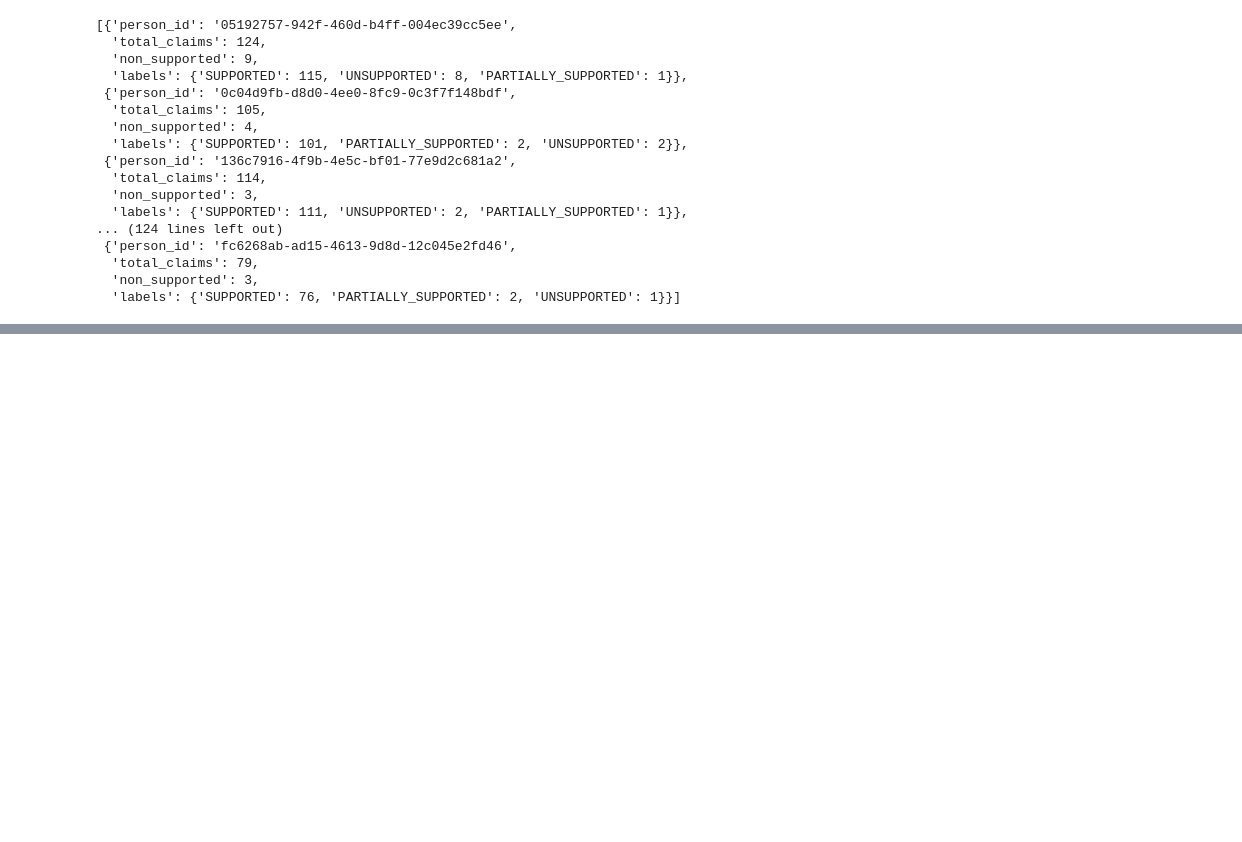
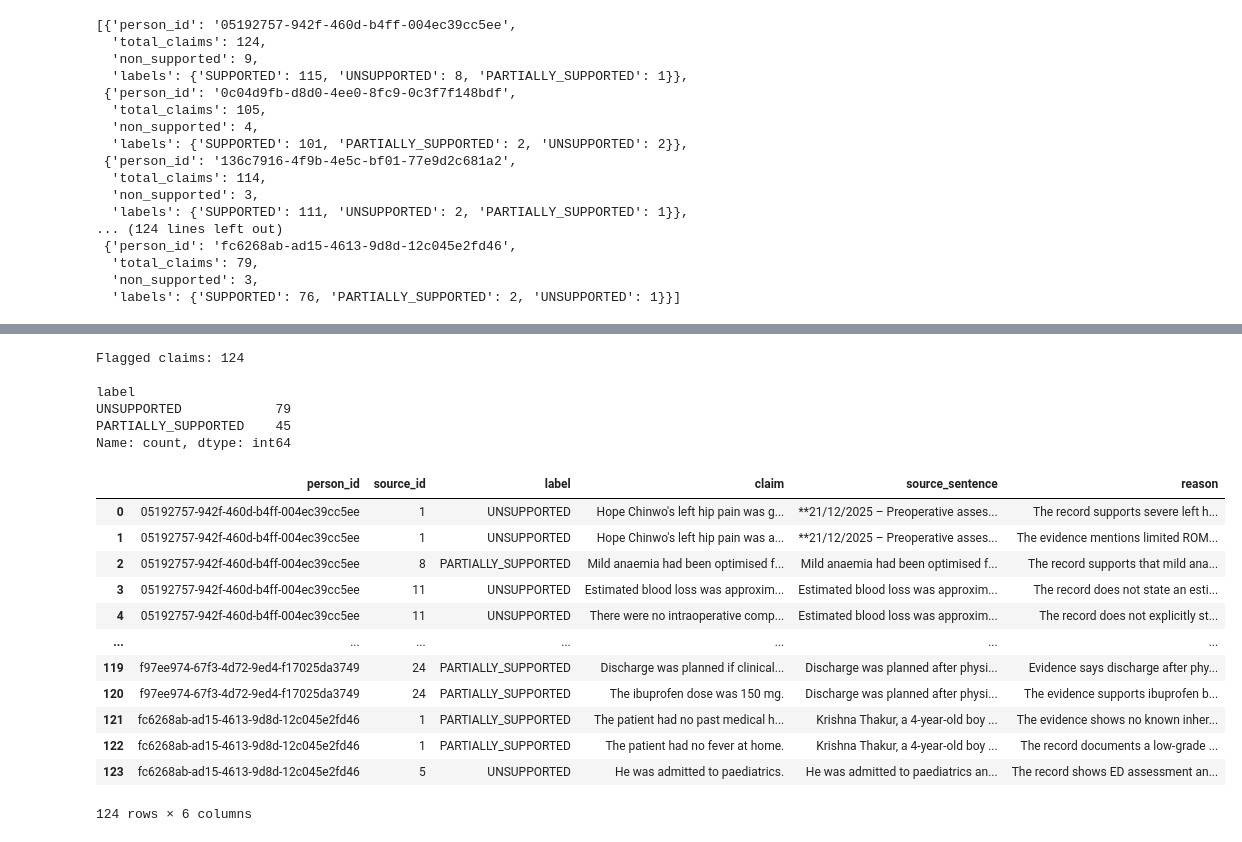
Before and after one commit to pallavi-cs-ai/clinical-summarization-eval, a Jupyter notebook: notebooks/rag_verification/rag_verification.ipynb, the cells around one changed output, grey strips where cells are left out. Cells and saved outputs as stored; diff of their text form; code cells hidden in the pictures; blank space fills up the shorter version.

```diff
--- a/notebooks/rag_verification/rag_verification.ipynb
+++ b/notebooks/rag_verification/rag_verification.ipynb
@@ -2666,0 +2941,52 @@ Patients requiring review/revision: 35
+# %%
+import pandas as pd
+
+flagged_rows = []
+
+for person_id, patient_data in all_verification_results.items():
+
+    for source_id, group_data in patient_data[
+        "source_groups"
+    ].items():
+
+        for claim in group_data["verified_claims"]:
+
+            if claim["label"] == "SUPPORTED":
+                continue
+
+            flagged_rows.append({
+                "person_id": person_id,
+                "source_id": claim["source_id"],
+                "label": claim["label"],
+                "claim": claim["claim"],
+                "source_sentence": claim["source_sentence"],
+                "reason": claim["reason"]
+            })
+
+flagged_df = pd.DataFrame(flagged_rows)
+
+print("Flagged claims:", len(flagged_df))
+print()
+print(flagged_df["label"].value_counts())
+
+flagged_df
+# %% [output]
+Flagged claims: 124
+
+label
+UNSUPPORTED            79
+PARTIALLY_SUPPORTED    45
+Name: count, dtype: int64
+|  | person_id | source_id | label | claim | source_sentence | reason |
+| 0 | 05192757-942f-460d-b4ff-004ec39cc5ee | 1 | UNSUPPORTED | Hope Chinwo's left hip pain was g... | **21/12/2025 – Preoperative asses... | The record supports severe left h... |
+| 1 | 05192757-942f-460d-b4ff-004ec39cc5ee | 1 | UNSUPPORTED | Hope Chinwo's left hip pain was a... | **21/12/2025 – Preoperative asses... | The evidence mentions limited ROM... |
+| 2 | 05192757-942f-460d-b4ff-004ec39cc5ee | 8 | PARTIALLY_SUPPORTED | Mild anaemia had been optimised f... | Mild anaemia had been optimised f... | The record supports that mild ana... |
+| 3 | 05192757-942f-460d-b4ff-004ec39cc5ee | 11 | UNSUPPORTED | Estimated blood loss was approxim... | Estimated blood loss was approxim... | The record does not state an esti... |
+| 4 | 05192757-942f-460d-b4ff-004ec39cc5ee | 11 | UNSUPPORTED | There were no intraoperative comp... | Estimated blood loss was approxim... | The record does not explicitly st... |
+| ... | ... | ... | ... | ... | ... | ... |
+| 119 | f97ee974-67f3-4d72-9ed4-f17025da3749 | 24 | PARTIALLY_SUPPORTED | Discharge was planned if clinical... | Discharge was planned after physi... | Evidence says discharge after phy... |
+| 120 | f97ee974-67f3-4d72-9ed4-f17025da3749 | 24 | PARTIALLY_SUPPORTED | The ibuprofen dose was 150 mg. | Discharge was planned after physi... | The evidence supports ibuprofen b... |
+| 121 | fc6268ab-ad15-4613-9d8d-12c045e2fd46 | 1 | PARTIALLY_SUPPORTED | The patient had no past medical h... | Krishna Thakur, a 4-year-old boy ... | The evidence shows no known inher... |
+| 122 | fc6268ab-ad15-4613-9d8d-12c045e2fd46 | 1 | PARTIALLY_SUPPORTED | The patient had no fever at home. | Krishna Thakur, a 4-year-old boy ... | The record documents a low-grade ... |
+| 123 | fc6268ab-ad15-4613-9d8d-12c045e2fd46 | 5 | UNSUPPORTED | He was admitted to paediatrics. | He was admitted to paediatrics an... | The record shows ED assessment an... |
+124 rows × 6 columns
```
Also changed, not shown: parts of 7 cells of this notebook, 1 other file.
